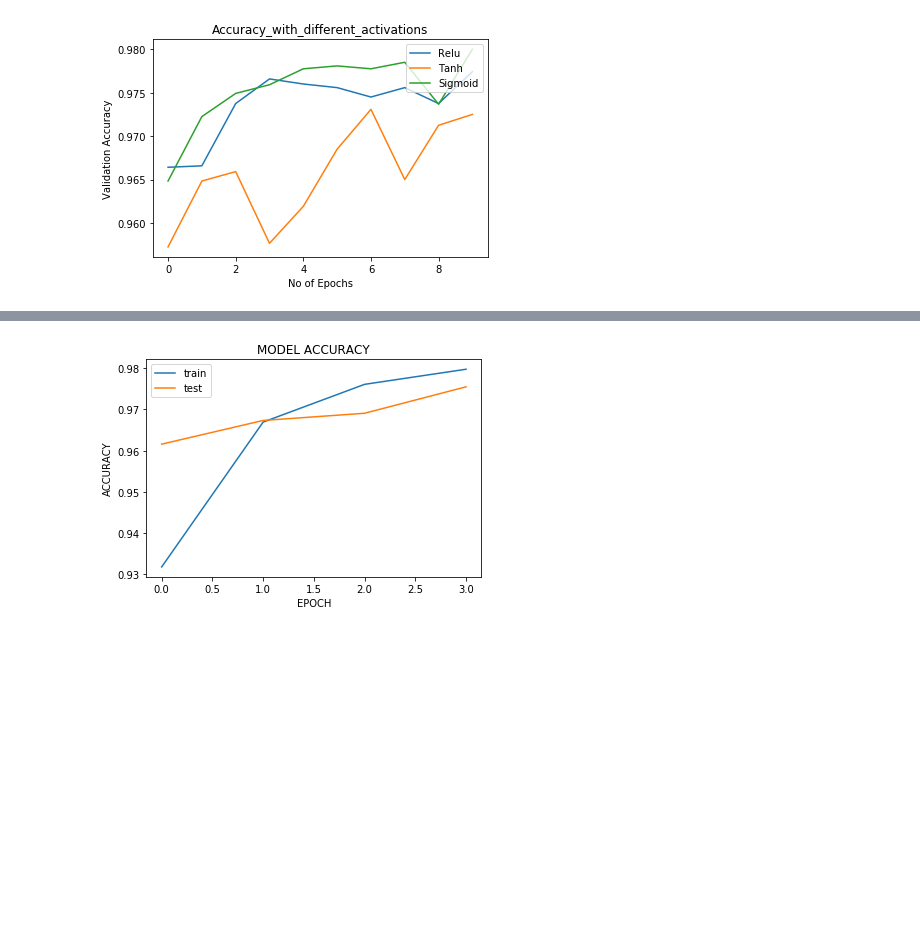
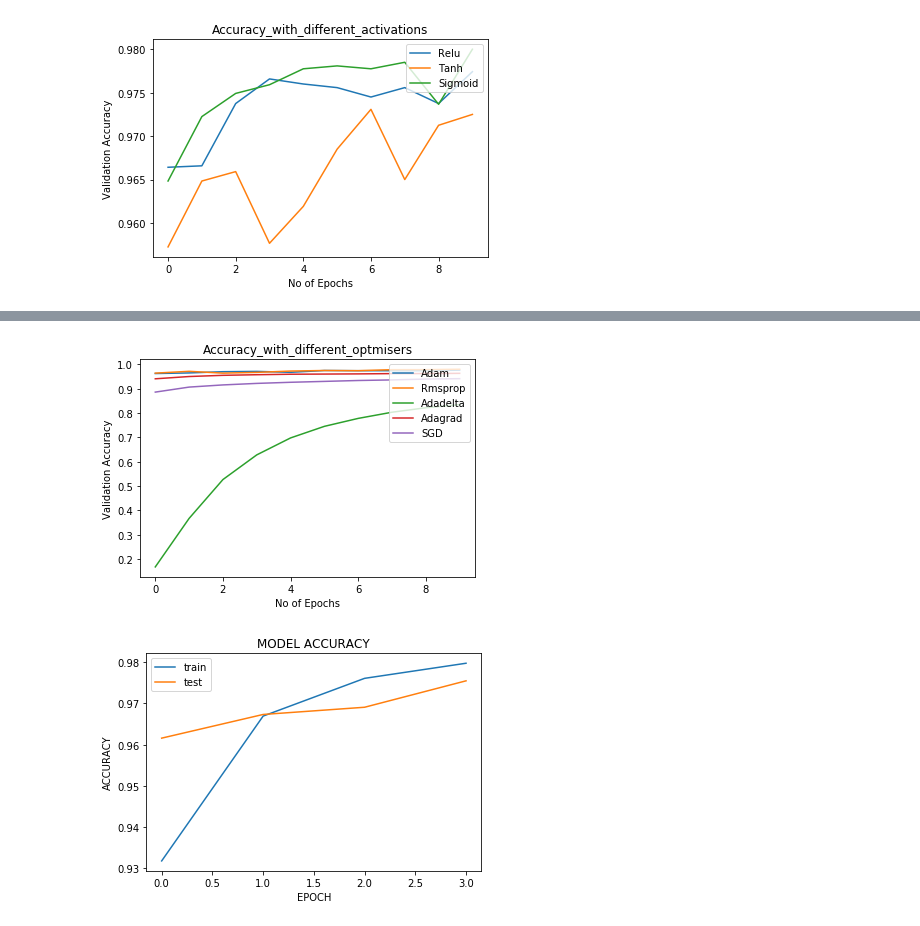
Before and after one commit to Gurupradeep/Artificial-Intelligence, a Jupyter notebook: Assignment1/Notebooks/Simple Neural Network for MNIST.ipynb, the cells around one changed output, grey strips where cells are left out. Saved outputs shown, nothing was run; the diff lists cells and outputs as text; code cells hidden in the pictures; blank space fills up the shorter version.

```diff
--- a/Assignment1/Notebooks/Simple Neural Network for MNIST.ipynb
+++ b/Assignment1/Notebooks/Simple Neural Network for MNIST.ipynb
@@ -619,0 +1068,3 @@ pylab.show()
+# %%
+SGD = pd.read_csv('MNIST_model_SGD.csv')
+SGD
@@ -619,0 +1083,3 @@ pylab.show()
+# %%
+Adagrad = pd.read_csv('MNIST_model_adagrad.csv')
+Adagrad
@@ -619,0 +1098,3 @@ pylab.show()
+# %%
+Adadelta = pd.read_csv('MNIST_model_adadelta.csv')
+Adadelta
@@ -619,0 +1113,3 @@ pylab.show()
+# %%
+Rmsprop = pd.read_csv('MNIST_model_Rmsprop.csv')
+Rmsprop
@@ -620,3 +1128,17 @@ pylab.show()
+# %%
+pylab.plot(Adam['epoch'],Adam['val_acc'],label = 'Adam')
+pylab.plot(Rmsprop['epoch'], Rmsprop['val_acc'],label = 'Rmsprop')
+pylab.plot(Adadelta['epoch'],Adadelta['val_acc'],label = 'Adadelta')
+pylab.plot(Adagrad['epoch'], Adagrad['val_acc'],label = 'Adagrad')
+pylab.plot(SGD['epoch'],SGD['val_acc'],label = 'SGD')
+figure = pylab.legend(loc = 'upper right')
+pylab.xlabel("No of Epochs")
+pylab.ylabel("Validation Accuracy")
+plt.title('Accuracy_with_different_optmisers')
+pylab.savefig("Accuracy_with_different_optimisers")
+pylab.show()
+# %% [output]
+[figure, added]
 # %%
 # summarize history for accuracy
 plt.plot(history.history['acc'])
```
Also changed, not shown: parts of 26 cells of this notebook.
